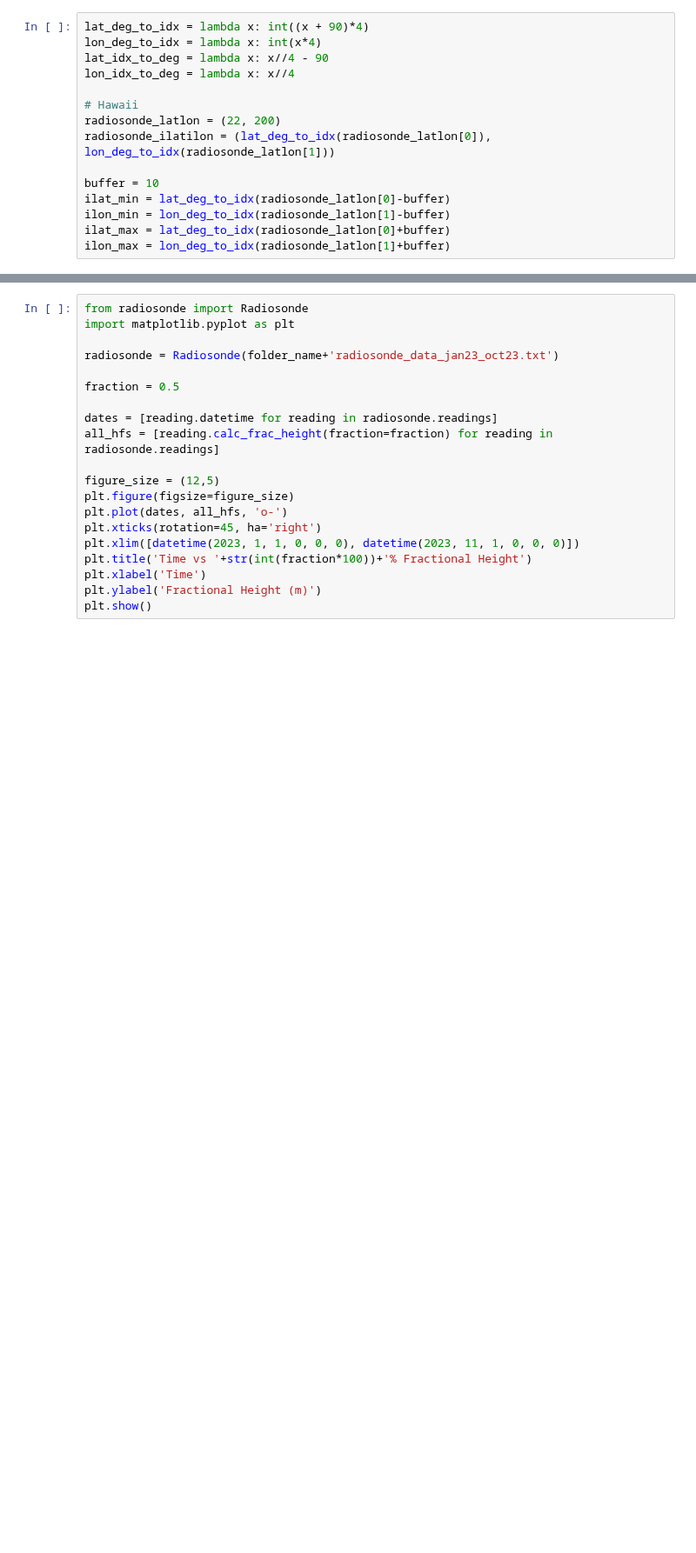
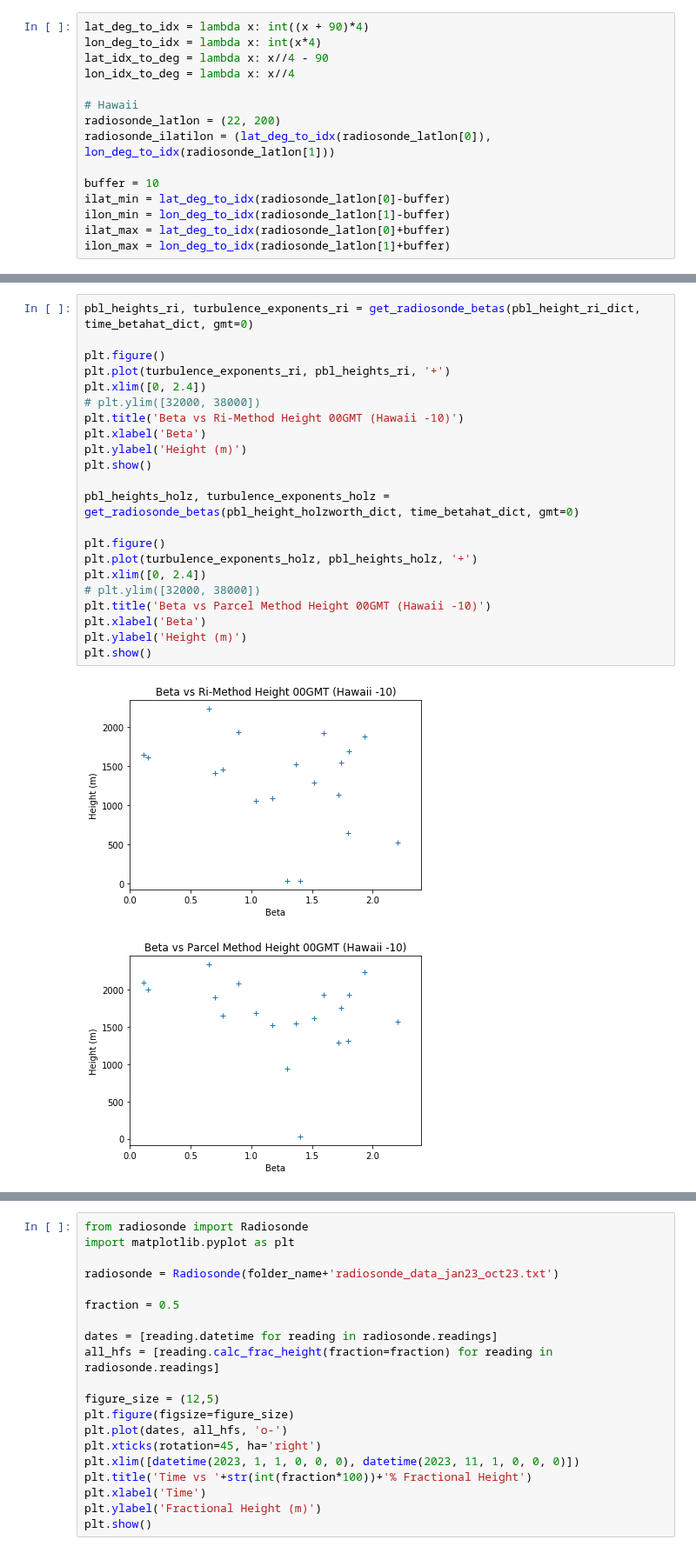
Before and after one commit to itsangelaatum/pbl_estimation, a Jupyter notebook: tse_radiosonde.ipynb, the cells around one changed output, grey strips where cells are left out. Shown at 87% size. Cells and saved outputs as stored; diff of their text form; blank space fills up the shorter version.

```diff
--- a/tse_radiosonde.ipynb
+++ b/tse_radiosonde.ipynb
@@ -109,0 +180,25 @@ plt.show()
+# %%
+pbl_heights_ri, turbulence_exponents_ri = get_radiosonde_betas(pbl_height_ri_dict, time_betahat_dict, gmt=0)
+
+plt.figure()
+plt.plot(turbulence_exponents_ri, pbl_heights_ri, '+')
+plt.xlim([0, 2.4])
+# plt.ylim([32000, 38000])
+plt.title('Beta vs Ri-Method Height 00GMT (Hawaii -10)')
+plt.xlabel('Beta')
+plt.ylabel('Height (m)')
+plt.show()
+
+pbl_heights_holz, turbulence_exponents_holz = get_radiosonde_betas(pbl_height_holzworth_dict, time_betahat_dict, gmt=0)
+
+plt.figure()
+plt.plot(turbulence_exponents_holz, pbl_heights_holz, '+')
+plt.xlim([0, 2.4])
+# plt.ylim([32000, 38000])
+plt.title('Beta vs Parcel Method Height 00GMT (Hawaii -10)')
+plt.xlabel('Beta')
+plt.ylabel('Height (m)')
+plt.show()
+# %% [output]
+[figure, added]
+[figure, added]
```
Also changed, not shown: parts of 12 cells of this notebook, 3 other files.
